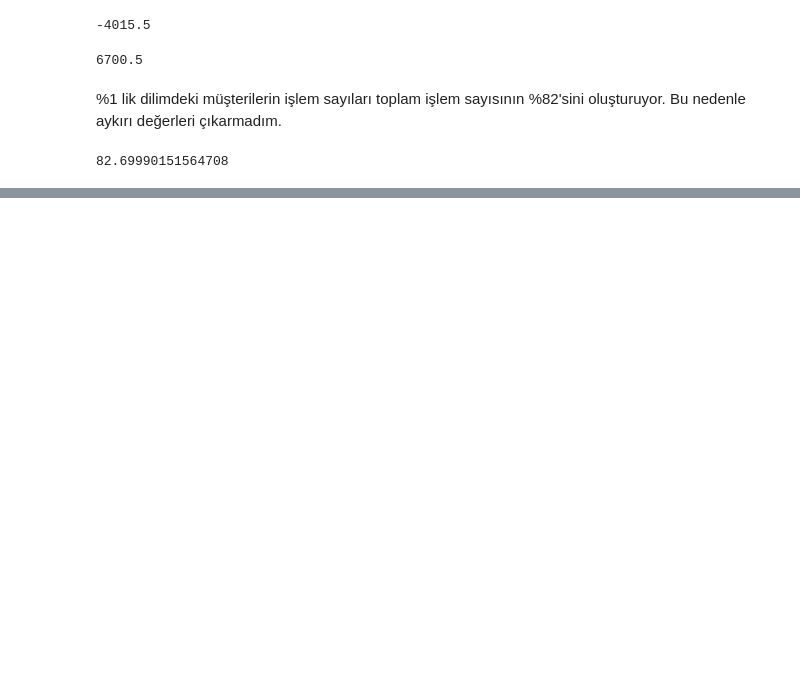
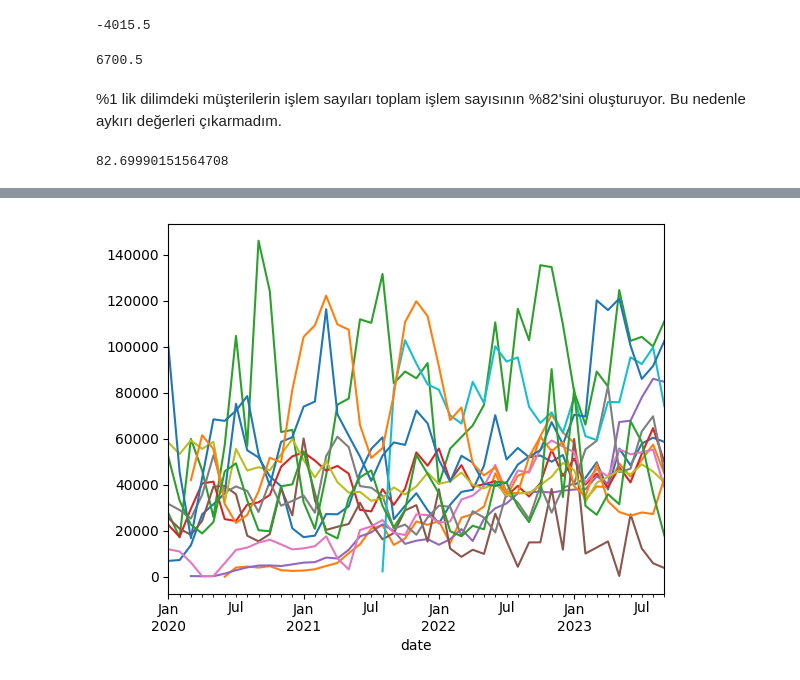
Before and after one commit to kntvrl/iyzico_project_tree_approach, a Jupyter notebook: iyzico_project.ipynb, the cells around one changed output, grey strips where cells are left out. Saved outputs shown, nothing was run; the diff lists cells and outputs as text; code cells hidden in the pictures; blank space fills up the shorter version.

```diff
--- a/iyzico_project.ipynb
+++ b/iyzico_project.ipynb
@@ -235,0 +282,3 @@ ratio_of_percent_1*100
+# %%
+top_marchants_3=sum_transactions.loc[(sum_transaction_by_merchant["net_payment_count"] > 1000000)&(sum_transaction_by_merchant["net_payment_count"] < 3900000),["merchant_id","net_payment_count"]]
+top_marchants_3
@@ -235,0 +300,4 @@ ratio_of_percent_1*100
+# %%
+plot_merchants_npc_by_date(top_marchants_3)
+# %% [output]
+[figure, added]
```
Also changed, not shown: parts of 95 cells of this notebook.
